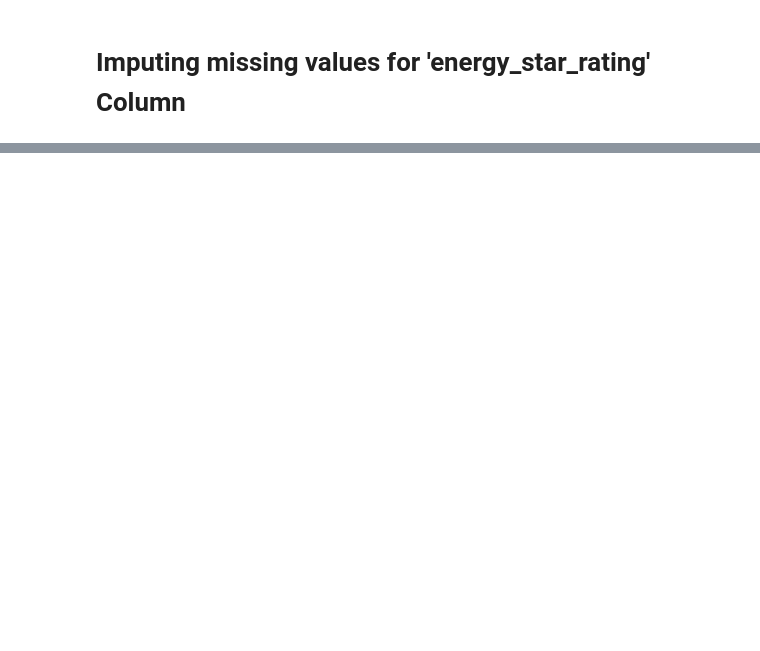
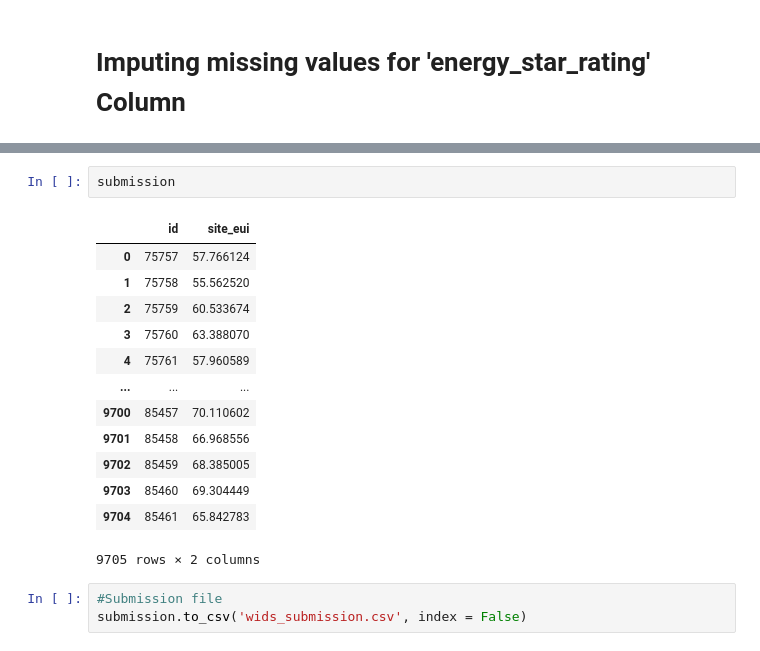
Before and after one commit to SadiqueAbdullah/WIDS_Datathon2022, a Jupyter notebook: wids-datathon2022.ipynb, the cells around one changed output, grey strips where cells are left out. Drawn from its saved outputs; the diff is of its cells as text; blank space fills up the shorter version.

```diff
--- a/wids-datathon2022.ipynb
+++ b/wids-datathon2022.ipynb
@@ -600,0 +668,19 @@ plt.hist(data_1['energy_star_rating'], bins=20)
+# %%
+submission
+# %% [output]
+|  | id | site_eui |
+| 0 | 75757 | 57.766124 |
+| 1 | 75758 | 55.562520 |
+| 2 | 75759 | 60.533674 |
+| 3 | 75760 | 63.388070 |
+| 4 | 75761 | 57.960589 |
+| ... | ... | ... |
+| 9700 | 85457 | 70.110602 |
+| 9701 | 85458 | 66.968556 |
+| 9702 | 85459 | 68.385005 |
+| 9703 | 85460 | 69.304449 |
+| 9704 | 85461 | 65.842783 |
+9705 rows × 2 columns
+# %%
+#Submission file
+submission.to_csv('wids_submission.csv', index = False)
```
Also changed, not shown: parts of 51 cells of this notebook.
